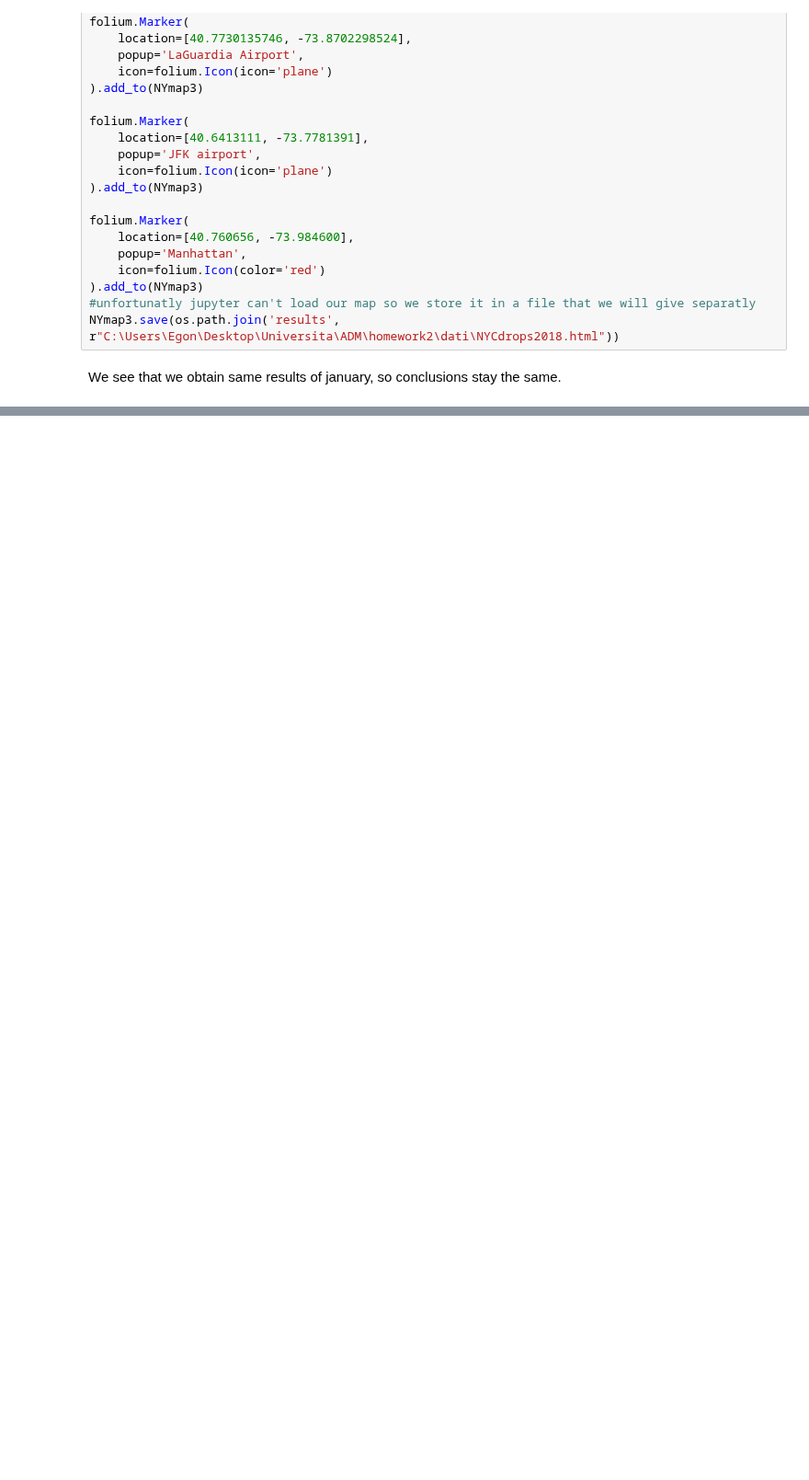
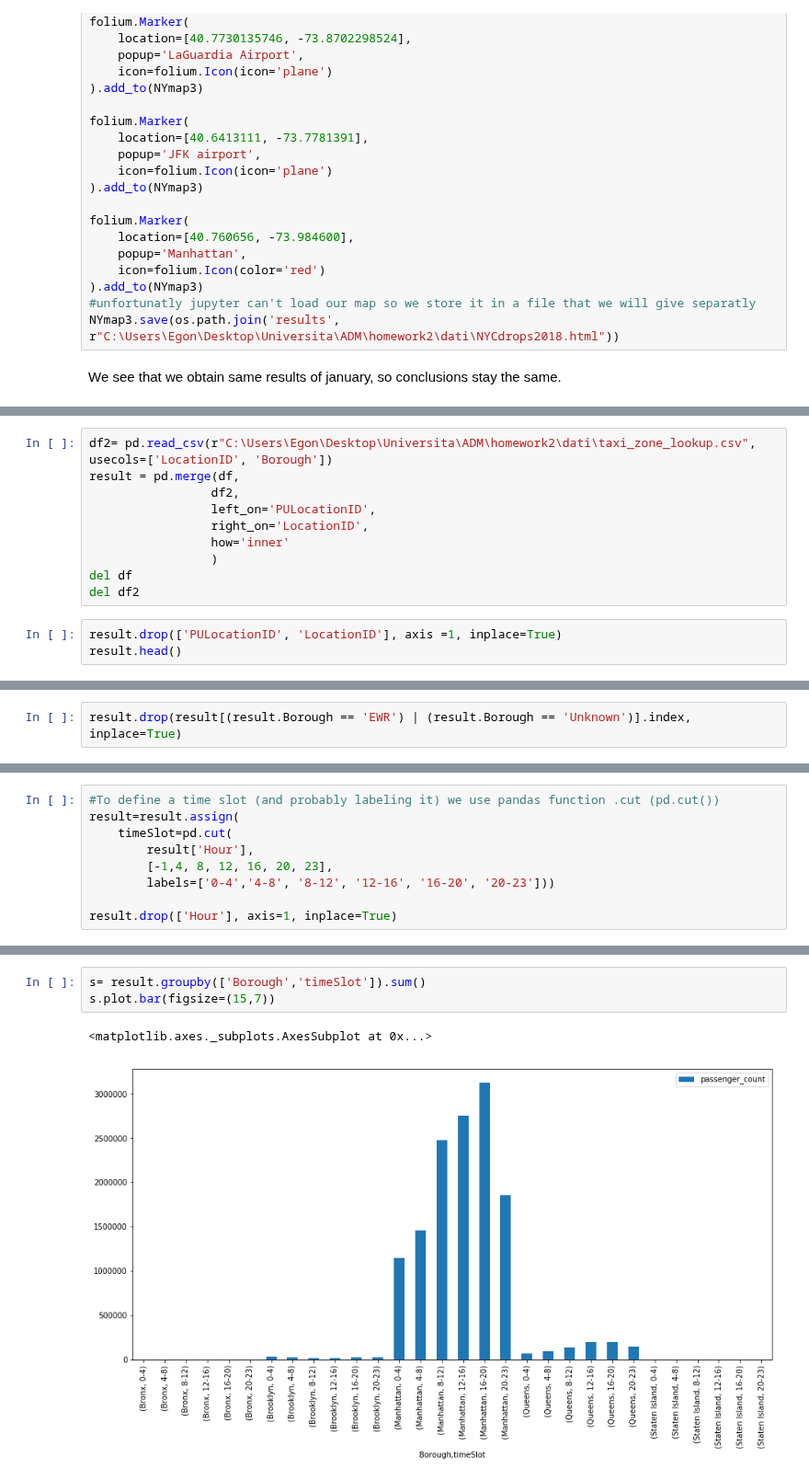
Before and after one commit to EgonFerri/ADM-HM2, a Jupyter notebook: HMW2_OFFICIALFILE.ipynb, the cells around one changed output, grey strips where cells are left out. Shown at 92% size. Drawn from its saved outputs; the diff is of its cells as text; blank space fills up the shorter version.

```diff
--- a/HMW2_OFFICIALFILE.ipynb
+++ b/HMW2_OFFICIALFILE.ipynb
@@ -1142,0 +1287,13 @@ We see that we obtain same results of january, so conclusions stay the same.
+# %%
+df2= pd.read_csv(r"C:\Users\Egon\Desktop\Universita\ADM\homework2\dati\taxi_zone_lookup.csv", usecols=['LocationID', 'Borough'])
+result = pd.merge(df,
+                 df2,
+                 left_on='PULocationID',
+                 right_on='LocationID',
+                 how='inner'
+                 )
+del df
+del df2
+# %%
+result.drop(['PULocationID', 'LocationID'], axis =1, inplace=True)
+result.head()
@@ -1142,0 +1315,2 @@ We see that we obtain same results of january, so conclusions stay the same.
+# %%
+result.drop(result[(result.Borough == 'EWR') | (result.Borough == 'Unknown')].index, inplace=True)
@@ -1142,0 +1319,9 @@ We see that we obtain same results of january, so conclusions stay the same.
+# %%
+#To define a time slot (and probably labeling it) we use pandas function .cut (pd.cut())
+result=result.assign(
+    timeSlot=pd.cut(
+        result['Hour'],
+        [-1,4, 8, 12, 16, 20, 23],
+        labels=['0-4','4-8', '8-12', '12-16', '16-20', '20-23']))
+
+result.drop(['Hour'], axis=1, inplace=True)
@@ -1142,0 +1349,6 @@ We see that we obtain same results of january, so conclusions stay the same.
+# %%
+s= result.groupby(['Borough','timeSlot']).sum()
+s.plot.bar(figsize=(15,7))
+# %% [output]
+<matplotlib.axes._subplots.AxesSubplot at 0x...>
+[figure, added]
```
Also changed, not shown: parts of 39 cells of this notebook.
